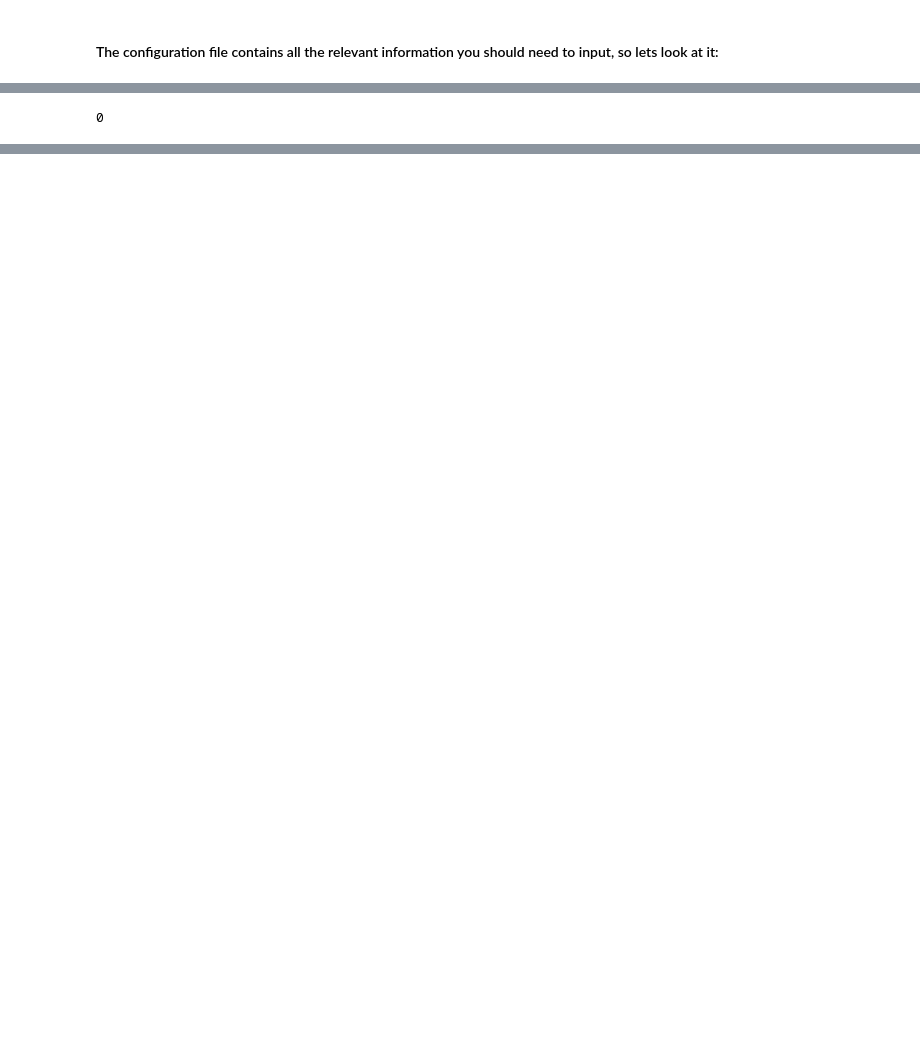
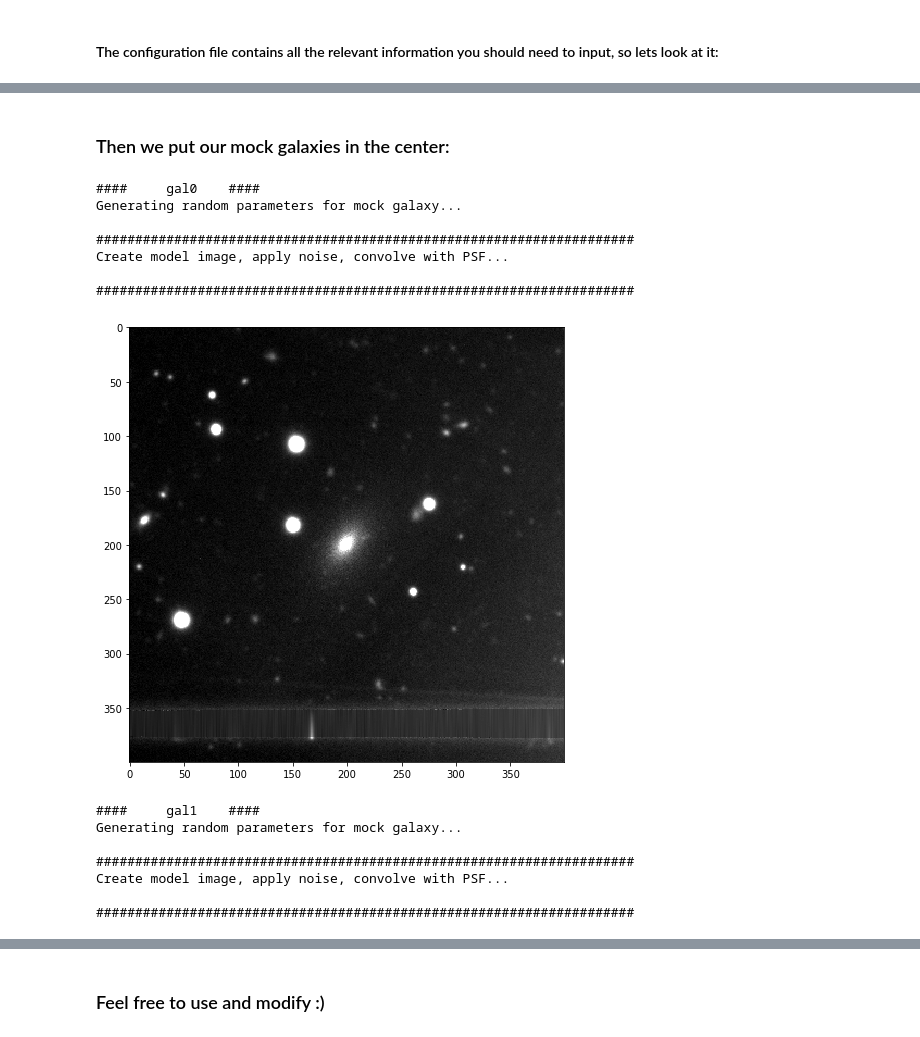
Before and after one commit to rodff/mock_generator, a Jupyter notebook: demonstration.ipynb, the cells around one changed output, grey strips where cells are left out. Cells and saved outputs as stored; diff of their text form; code cells hidden in the pictures; blank space fills up the shorter version.

```diff
--- a/demonstration.ipynb
+++ b/demonstration.ipynb
@@ -90,4 +102,37 @@ Generating random parameters for mock galaxy...
-# %%
-os.system('')
-# %% [output]
-0
+# %% [markdown]
+### Then we put our mock galaxies in the center:
+# %%
+# for each N mock
+for N in range(Ni,Nf+1):
+    drt = outPath+'/gal{0}'.format(N)
+    print('#### \t gal{0} \t ####'.format(N))
+
+    print('Generating random parameters for mock galaxy...\n')
+    os.system('python gen_pars.py {0} {1}'.format(cf_nm,N))
+    print('#####################################################################')
+
+    print('Create model image, apply noise, convolve with PSF...\n')
+    os.system('python gen_mock.py {0} {1}'.format(cf_nm,N))
+    print('#####################################################################')
+
+    dt = fits.getdata('{0}/mock_gal{1}.fits'.format(drt,N))
+
+    fig = plt.figure(figsize=(8,8))
+    plt.imshow(dt,cmap='gray',vmin=np.percentile(dt,1.5),vmax=np.percentile(dt,99.5))
+    plt.show()
+# %% [output]
+####     gal0    ####
+Generating random parameters for mock galaxy...
+
+#####################################################################
+Create model image, apply noise, convolve with PSF...
+
+#####################################################################
+[figure, added]
+####     gal1    ####
+Generating random parameters for mock galaxy...
+
+#####################################################################
+Create model image, apply noise, convolve with PSF...
+
+#####################################################################
@@ -93,0 +140,2 @@ os.system('')
+# %% [markdown]
+### Feel free to use and modify :)
```
Also changed, not shown: parts of 12 cells of this notebook, 25 other files.
